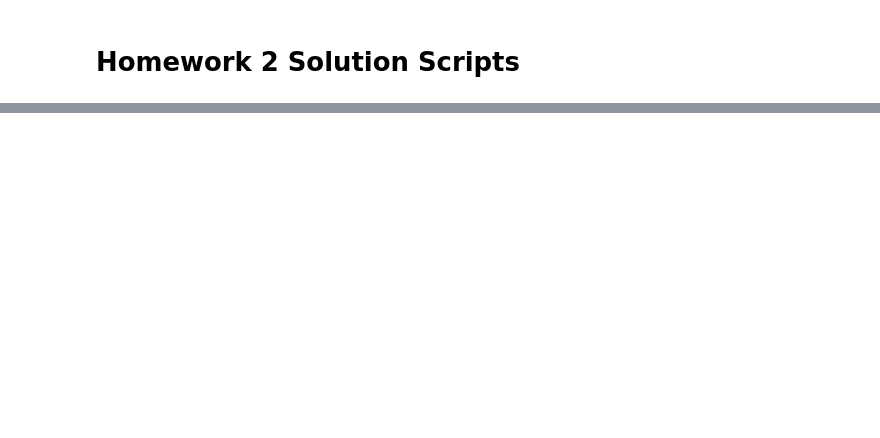
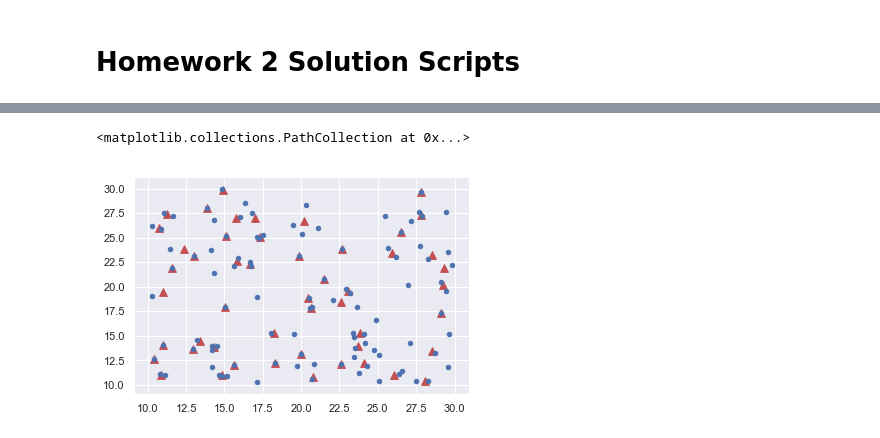
Before and after one commit to akinelden/ie440-homework2, a Jupyter notebook: HW2_scripts.ipynb, the cells around one changed output, grey strips where cells are left out. Cells and saved outputs as stored; diff of their text form; code cells hidden in the pictures; blank space fills up the shorter version.

```diff
--- a/HW2_scripts.ipynb
+++ b/HW2_scripts.ipynb
@@ -56,7 +40,6 @@ array([[ 40.90235915,  63.3598603 ,  64.42453248, ...,  60.49593336,
 # %%
-
-def ALAHeuristics(H=[], A=[], C=[], index_array=np.arange(100), seed=440):
-    cost_matrix = C
+def ALAHeuristics(H=[], A=[], C=[], seed=440):
+    cost_matrix = np.copy(C)
     for i in range(100):
         cost_matrix[:,i] = H[i]*C[:,i]
     # Initial step, random assignments of customers
@@ -67,27 +50,34 @@ def ALAHeuristics(H=[], A=[], C=[], index_array=np.arange(100), seed=440):
     for i in range(100):
         facility_customers[customer_assignments[i]].append(i)
     # Solving m single facility location problems and computing new objective value until no improvement
-    objective = np.iinfo(np.int32).max
+    old_objective = np.iinfo(np.int32).max
+    count = 0
     while(True):
+        count += 1
+        new_objective = 0
         for i in range(50):
             x1, x2 = squaredDistSolforSingle(H[facility_customers[i]],A[facility_customers[i]],C[:,facility_customers[i]],i)
             facility_locations[i] = np.array([x1,x2])
-        # Objective value calculation
-        new_objective = 0
-        # TODO : Make calculation
-        if(new_objective==objective):
+        # Calculating total cost between each facility and customer
+        total_cost_matrix = np.zeros((100,50))
+        for i in range(100):
+            coord_dif_matrix = facility_locations - A[i]
+            # for squared euclidean distance
+            distance_matrix = np.sum(coord_dif_matrix**2, axis=1)
+            total_cost_matrix[i] = np.transpose(cost_matrix[:,i])*distance_matrix
+        # New objective value calculation
+        for i in range(50):
+            facility_cost = np.sum(total_cost_matrix[facility_customers[i],i])
+            new_objective += facility_cost
+        print(new_objective)
+        if(new_objective>=old_objective):
             break
-        objective = new_objective
+        old_objective = new_objective
         # Reassignment of customers according to distance to facilities
         facility_customers = [[] for i in range(50)]
         for i in range(100):
-            coord_dif_matrix = facility_locations - A[i]
-            # for squared euclidean distance
-            distance_matrix = coord_dif_matrix[:,0]**2+coord_dif_matrix[:,1]**2
-            total_cost_matrix = np.transpose(cost_matrix[:,i])*distance_matrix
-            min_c = np.argmin(total_cost_matrix) # index of minimum value
-            facility_customers[min_c].append(i)
+            nearest_facility = np.argmin(total_cost_matrix[i]) # index of minimum value
+            facility_customers[nearest_facility].append(i)
+    return facility_locations, facility_customers, old_objective, count
 
-    return facility_locations, objective
-
-locations, objective =ALAHeuristics(H,A,C)
+locations, assigned_customers, objective, iterations =ALAHeuristics(H,A,C)
@@ -105,0 +103,6 @@ c.argmin()
+# %%
+plt.scatter(locations[:,0], locations[:,1], marker='^',c='r', s=60)
+plt.scatter(A[:,0], A[:,1],s=20)
+# %% [output]
+<matplotlib.collections.PathCollection at 0x...>
+[figure, added]
```
Also changed, not shown: parts of 8 cells of this notebook, 1 other file.
